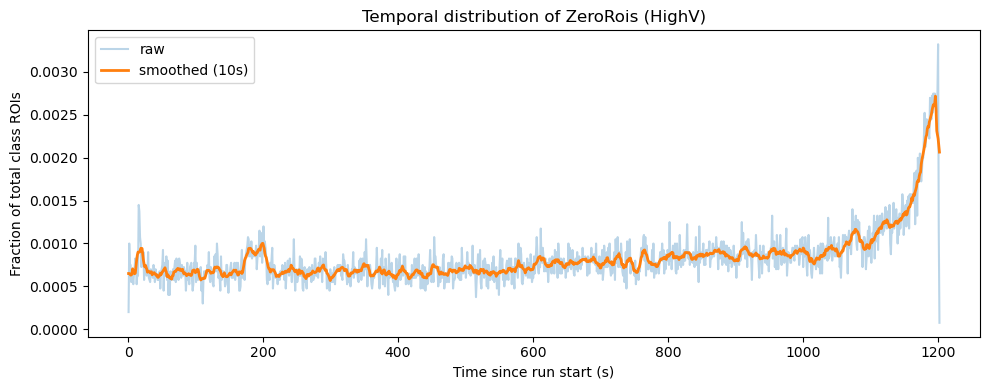
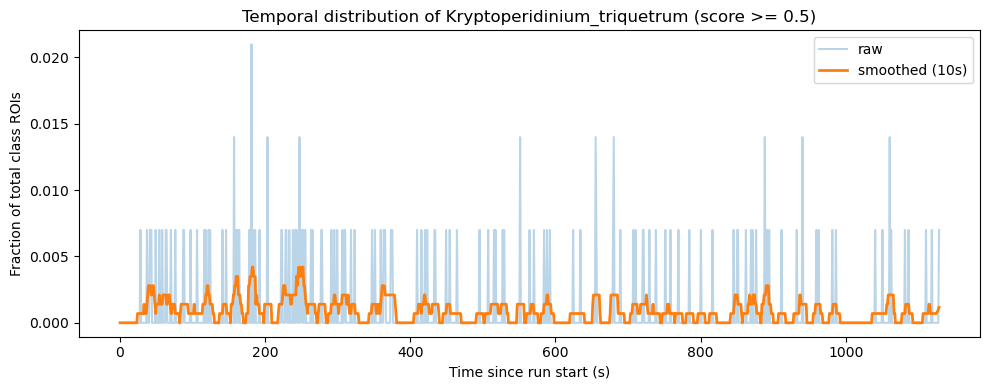
Unified diff of the notebook cell whose output changed from the first chart to the second:
--- before
+++ after
@@ -1,8 +1,8 @@
-data_dir = "../IFCBData/dilExp/jataHighV/hablab_jata_highV/merged/"
+data_dir = "/Users/michaelstaiger/Desktop/gitRepos/IFCBParticleSize/EmpyricalAnalysis/IFCBData/Chukchi/SKQ202310S/merged/"
 
 df_frac = temporal_fraction_by_class(
     data_dir=data_dir,
-    class_score_col="IsZeroRoi",
-    score_thresh=  1,
+    class_score_col="Kryptoperidinium_triquetrum",
+    score_thresh=  0.5,
     bin_size_sec=1,
     smooth_window_s=10   # optional rolling average smoothing
@@ -19,7 +19,7 @@
 plt.xlabel("Time since run start (s)")
 plt.ylabel("Fraction of total class ROIs")
-plt.title("Temporal distribution of ZeroRois (HighV)")
+plt.title("Temporal distribution of Kryptoperidinium_triquetrum (score >= 0.5)")
 plt.legend()
 plt.tight_layout()
-#plt.savefig("../Figs/dilexp/TempDistribZeroRoiHighV.png")
+plt.savefig("../Figs/chukchi/Kryptoperidinium_triquetrum_fraction.png")
 plt.show()

Commit: chukchi outgroup analysis